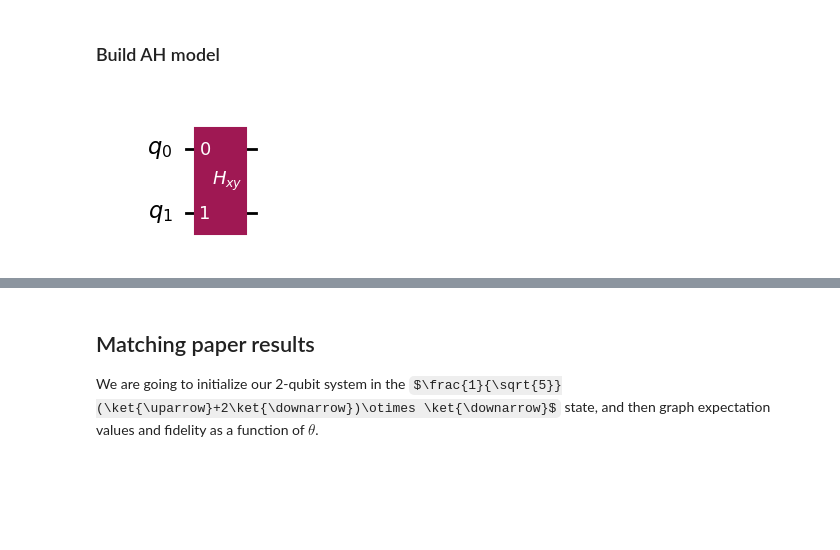
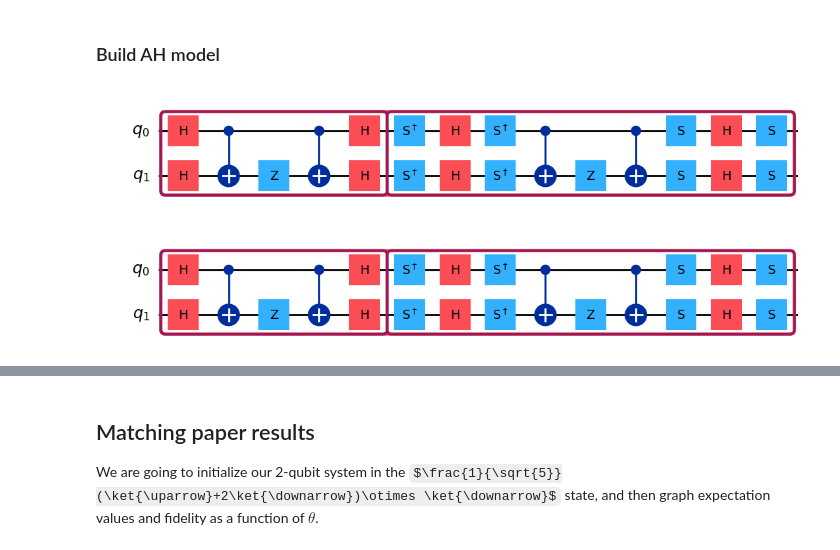
Before and after one commit to GT-Quantum-Computing-Association/LogicalQ, a Jupyter notebook: demos/QuantumSimulation.ipynb, the cells around one changed output, grey strips where cells are left out. Drawn from its saved outputs; the diff is of its cells as text; code cells hidden in the pictures; some formulas as TeX source; blank space fills up the shorter version.

```diff
--- a/demos/QuantumSimulation.ipynb
+++ b/demos/QuantumSimulation.ipynb
@@ -263,13 +272,19 @@ def Hxy(dt, J):
     theta = dt * J
 
     qc = QuantumCircuit(2)
-    qc = append_rot_gate(qc, "xx", theta, [0, 1])
-    qc = append_rot_gate(qc, "yy", theta, [0, 1])
-    return qc.to_gate(label="$H_{xy}$")
+    with qc.box(label="Hxy"):
+        qc = append_rot_gate(qc, "xx", theta, [0, 1])
+        qc = append_rot_gate(qc, "yy", theta, [0, 1])
+    return qc
 
 qc_test = QuantumCircuit(2)
-qc_test.append(Hxy(1.0, np.pi), [0,1])
+H_xy = Hxy(1.0, np.pi)
+qc_test = qc_test.compose(H_xy, [0, 1], front=True)
 qc_test.draw(output="mpl")
 # %% [output]
-[figure, old version]
+[figure, new version]
+# %%
+H_xy.draw(output='mpl')
+# %% [output]
+[figure, added]
 # %%
```
Also changed, not shown: parts of 17 cells of this notebook, 1 other file.
